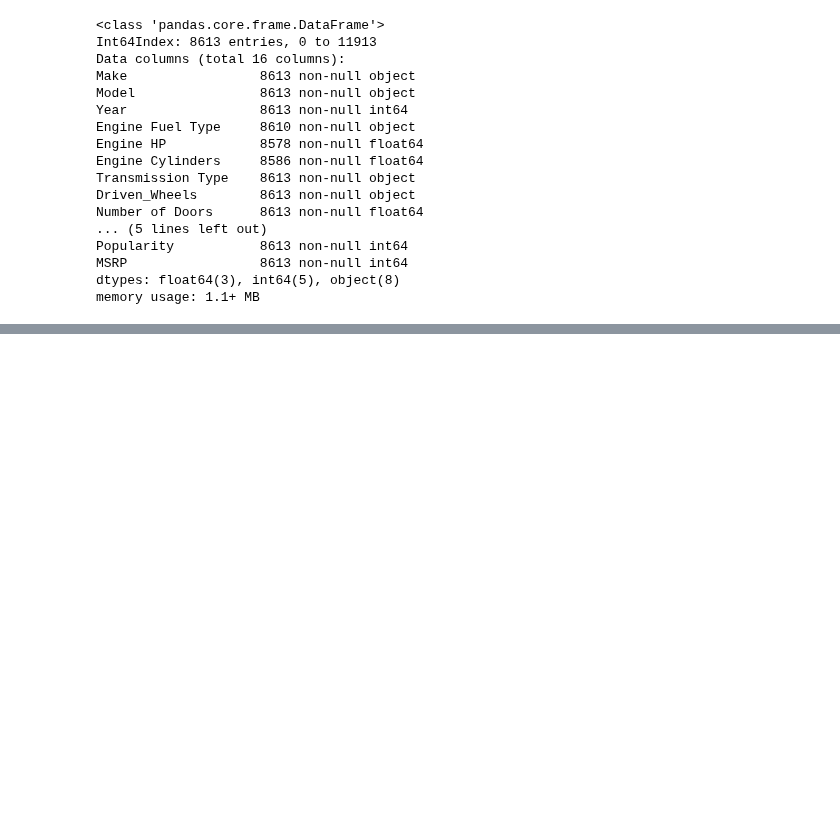
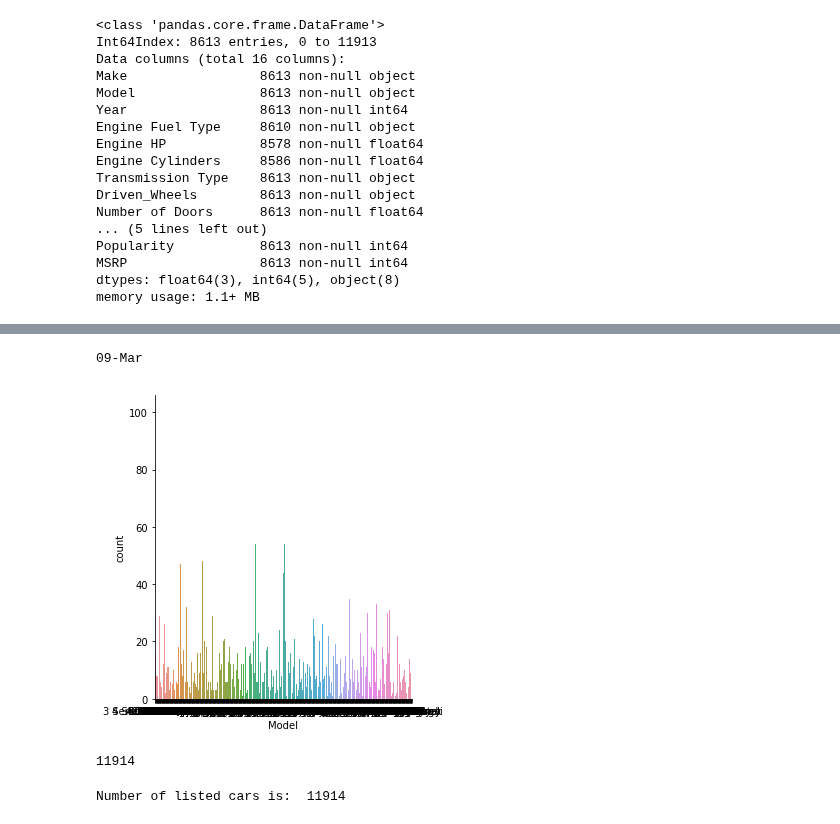
Before and after one commit to SANYAM1996/scatter-plotter, a Jupyter notebook: CAR_PROJ1.ipynb, the cells around one changed output, grey strips where cells are left out. Cells and saved outputs as stored; diff of their text form; code cells hidden in the pictures; blank space fills up the shorter version.

Commit message:
problem in analysing specific model

```diff
--- a/CAR_PROJ1.ipynb
+++ b/CAR_PROJ1.ipynb
@@ -267,0 +296,19 @@ df.describe()
+# %%
+sns.factorplot('Model',data=df,kind='count')
+print (min(df.Model))
+# %% [output]
+09-Mar
+[figure, added]
+# %%
+df = pd.read_csv('car.CSV')
+columns_to_keep = ['Make','Model','Engine HP',
+                   'Market Category','Engine Fuel Type',
+                   'Popularity']
+df = df[columns_to_keep]
+print(len(df))
+# %% [output]
+11914
+# %%
+print('Number of listed cars is: ', len(df))
+# %% [output]
+Number of listed cars is:  11914
```
Also changed, not shown: parts of 7 cells of this notebook, 1 other file.
